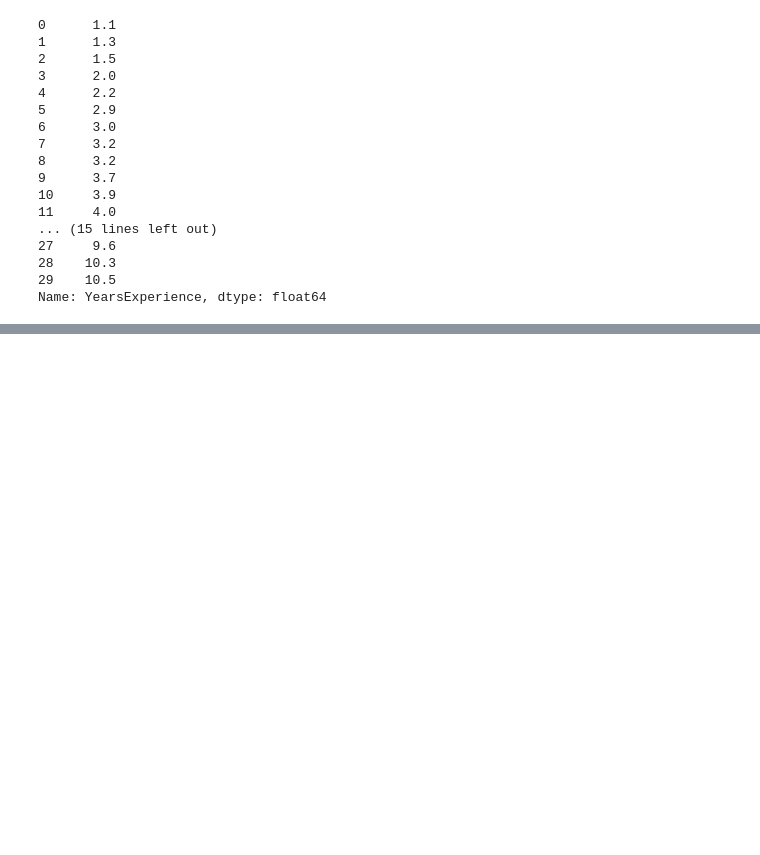
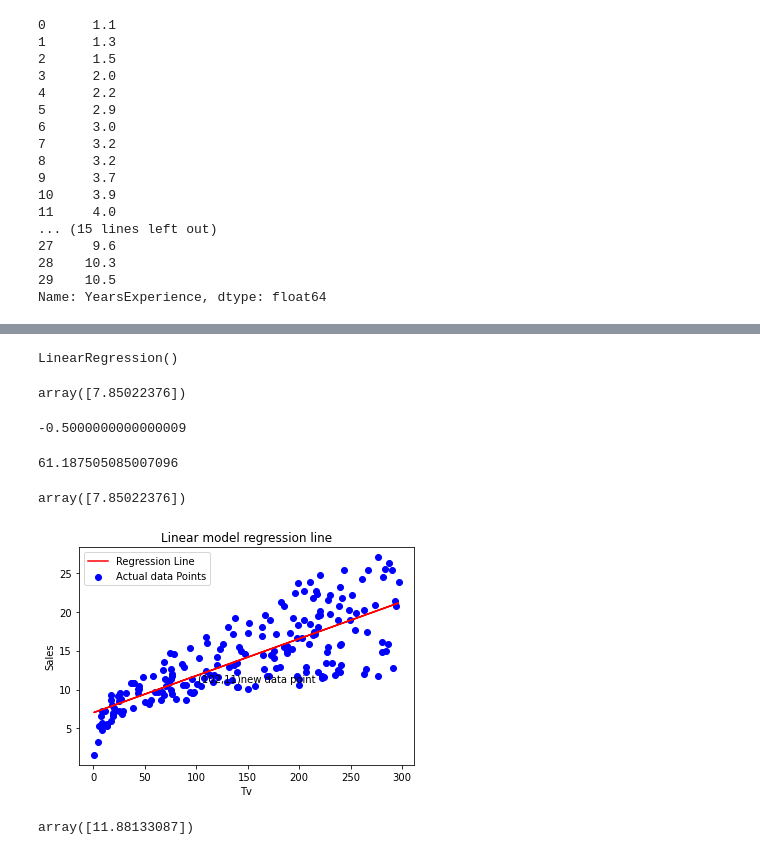
Before and after one commit to AP-Skill-Development-Corporation/Machine-Learning-Online-Training-Public-20-07-2021-to-07-08-2021-, a Jupyter notebook: Day7_LinearRegression/Day7_28-07-2021.ipynb, the cells around one changed output, grey strips where cells are left out. Cells and saved outputs as stored; diff of their text form; code cells hidden in the pictures; blank space fills up the shorter version.

```diff
--- a/Day7_LinearRegression/Day7_28-07-2021.ipynb
+++ b/Day7_LinearRegression/Day7_28-07-2021.ipynb
@@ -218,0 +294,39 @@ Name: YearsExperience, dtype: float64
+# %%
+lr = LinearRegression()
+# %%
+lr.fit(adv[["TV"]], adv["sales"])
+# %% [output]
+LinearRegression()
+# %%
+lr.predict([[17.2]])
+# %% [output]
+array([7.85022376])
+# %%
+7.8-8.3
+# %% [output]
+-0.5000000000000009
+# %%
+y_pred = lr.predict(adv[["TV"]])
+# %%
+r2_score(y,y_pred)*100
+# %% [output]
+61.187505085007096
+# %%
+lr.coef_*17.2 + lr.intercept_
+# %% [output]
+array([7.85022376])
+# %%
+plt.scatter(adv["TV"],adv["sales"], c = "b", label = "Actual data Points")
+plt.plot(adv["TV"],y_pred, c = "red", label = "Regression Line")
+plt.xlabel("Tv")
+plt.ylabel("Sales")
+plt.text(102,11,"(102,11)new data point")
+plt.title("Linear model regression line")
+plt.legend()
+plt.show()
+# %% [output]
+[figure, added]
+# %%
+lr.predict([[102]])
+# %% [output]
+array([11.88133087])
```
Also changed, not shown: parts of 14 cells of this notebook.
